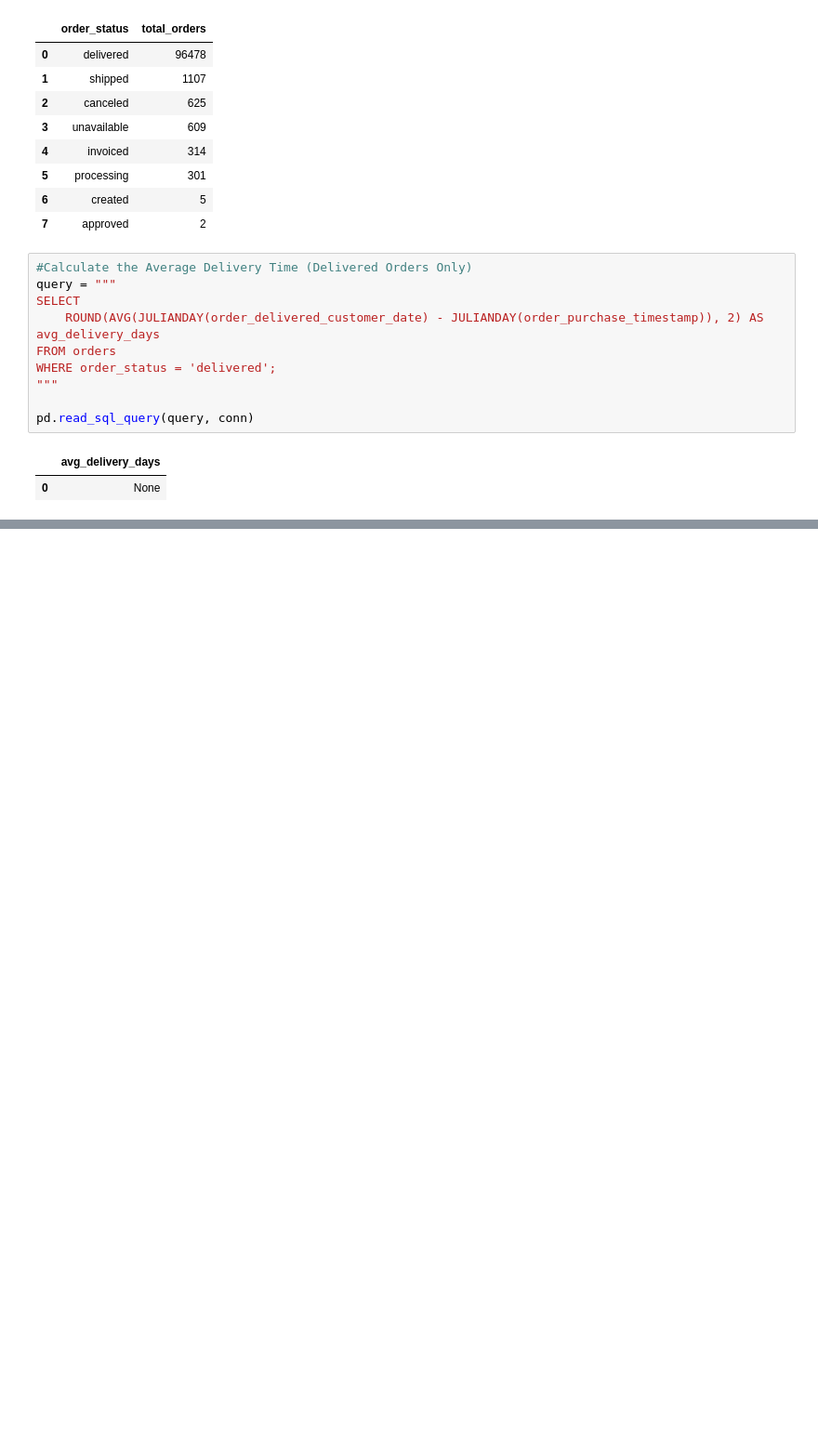
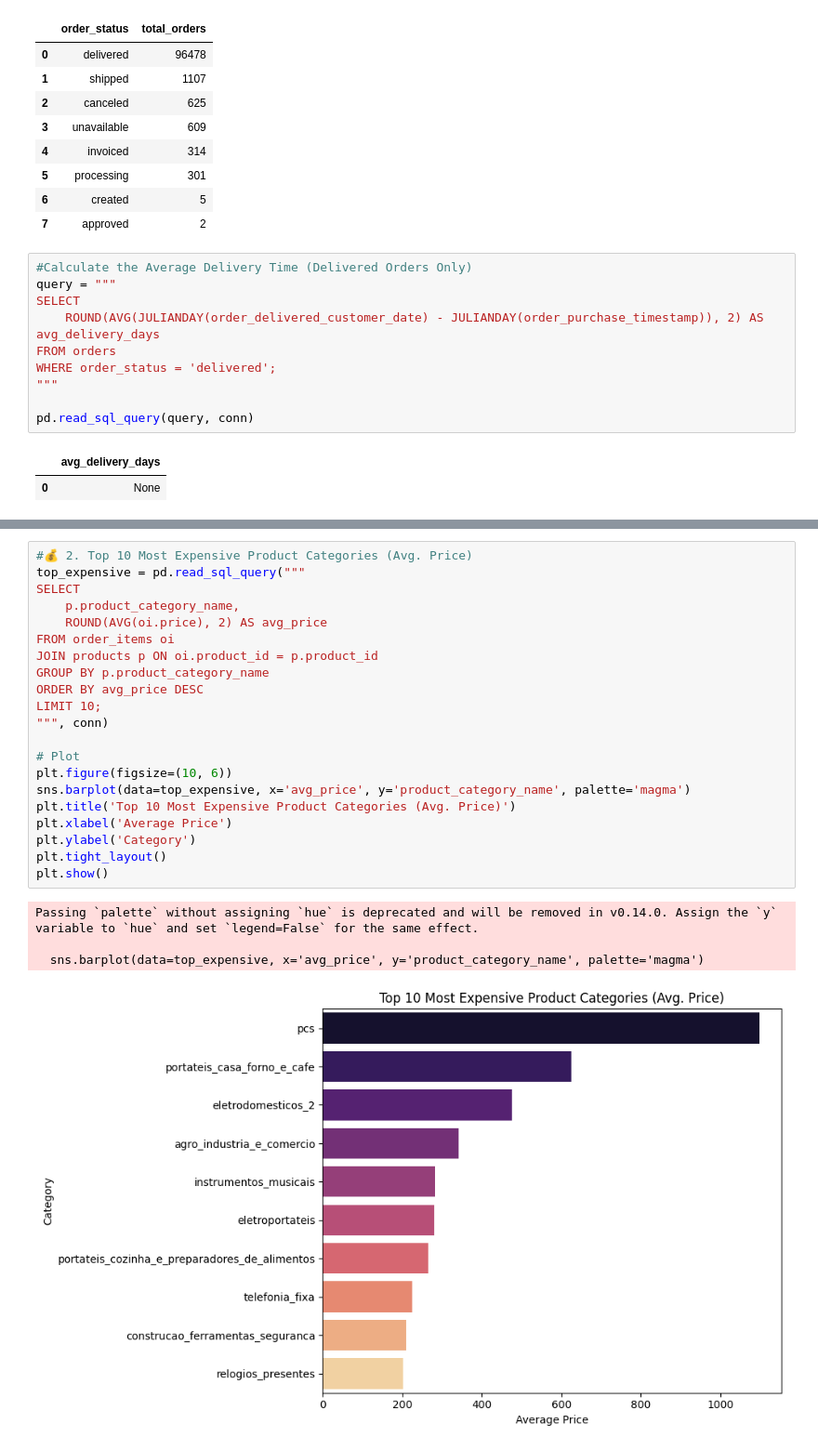
Before and after one commit to lalit1511/SQL_Projects, a Jupyter notebook: SQL_Brazilian_E_Commerce_Public_Dataset.ipynb, the cells around one changed output, grey strips where cells are left out. Shown at 93% size. Saved outputs shown, nothing was run; the diff lists cells and outputs as text; blank space fills up the shorter version.

```diff
--- a/SQL_Brazilian_E_Commerce_Public_Dataset.ipynb
+++ b/SQL_Brazilian_E_Commerce_Public_Dataset.ipynb
@@ -61,0 +320,26 @@ pd.read_sql_query(query, conn)
+# %%
+#💰 2. Top 10 Most Expensive Product Categories (Avg. Price)
+top_expensive = pd.read_sql_query("""
+SELECT
+    p.product_category_name,
+    ROUND(AVG(oi.price), 2) AS avg_price
+FROM order_items oi
+JOIN products p ON oi.product_id = p.product_id
+GROUP BY p.product_category_name
+ORDER BY avg_price DESC
+LIMIT 10;
+""", conn)
+
+# Plot
+plt.figure(figsize=(10, 6))
+sns.barplot(data=top_expensive, x='avg_price', y='product_category_name', palette='magma')
+plt.title('Top 10 Most Expensive Product Categories (Avg. Price)')
+plt.xlabel('Average Price')
+plt.ylabel('Category')
+plt.tight_layout()
+plt.show()
+# %% [output]
+Passing `palette` without assigning `hue` is deprecated and will be removed in v0.14.0. Assign the `y` variable to `hue` and set `legend=False` for the same effect.
+
+  sns.barplot(data=top_expensive, x='avg_price', y='product_category_name', palette='magma')
+[figure, added]
```
Also changed, not shown: parts of 31 cells of this notebook.
